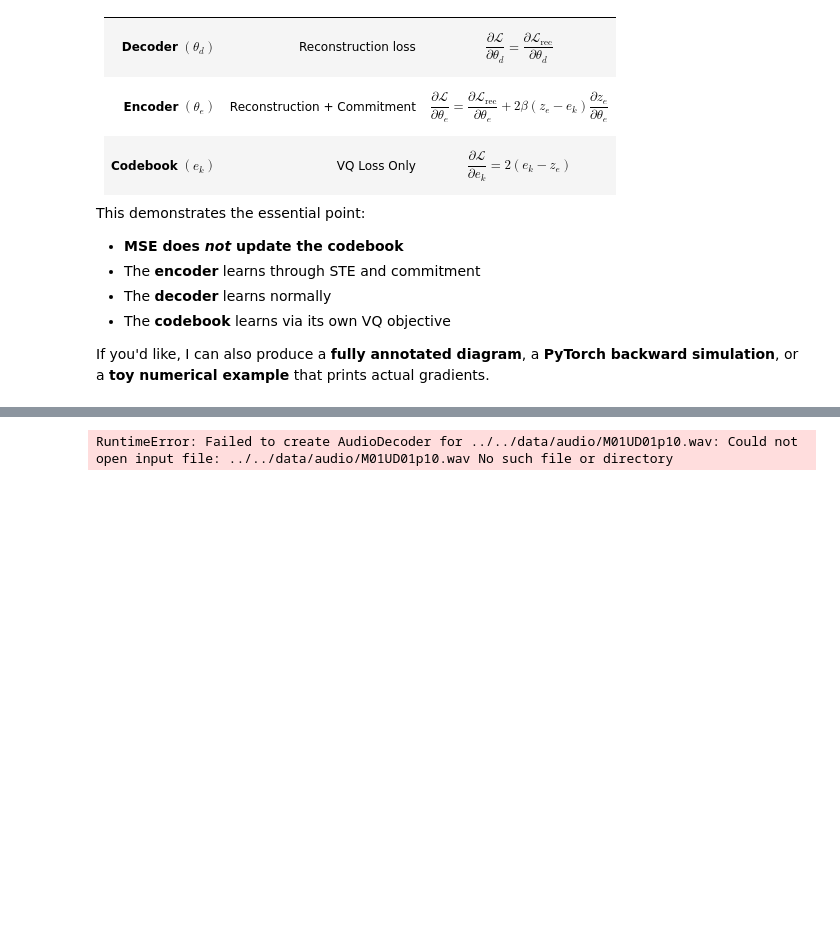
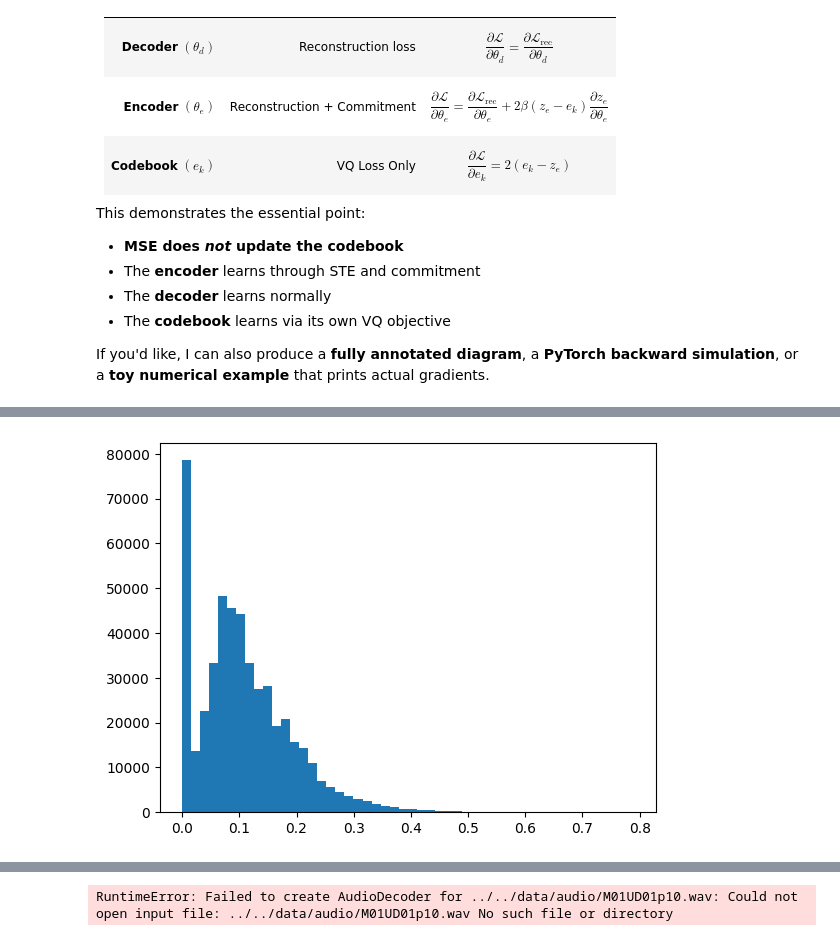
Before and after one commit to lopozz/bitbybit, a Jupyter notebook: src/autoencoders/vqvae.ipynb, the cells around one changed output, grey strips where cells are left out. Saved outputs shown, nothing was run; the diff lists cells and outputs as text; code cells hidden in the pictures; blank space fills up the shorter version.

```diff
--- a/src/autoencoders/vqvae.ipynb
+++ b/src/autoencoders/vqvae.ipynb
@@ -658,11 +834,38 @@ The central question is how reconstruction fidelity changes as I vary the main a
 # %%
 import torch
 import torchaudio
+import numpy as np
 import torch.optim as optim
 import torch.nn.functional as F
+import matplotlib.pyplot as plt
 
 from vqvae import VQVAE
-from datasets import load_dataset
+
+torch.manual_seed(0)
+
+def plot_codebook(pca, embeddings, step, plot_out):
+    emb = embeddings.detach().cpu().numpy()
+    K = emb.shape[0]
+
+    if emb.shape[1] > 2:
+        emb_2d = pca.transform(emb)
+    else:
+        emb_2d = emb[:, :2]
+
+    with plot_out:
+        plot_out.clear_output(wait=True)
+        fig, ax = plt.subplots(figsize=(5,5))
+
+        colors = plt.cm.tab10(np.linspace(0, 1, K))
+        ax.scatter(emb_2d[:,0], emb_2d[:,1], s=120, c=colors, alpha=0.9, edgecolors="black")
+
+        ax.set_title(f"Codebook step {step}")
+        ax.set_xlim(-0.5, 0.5)
+        ax.set_ylim(-0.5, 0.5)
+        ax.grid(True)
+
+        plt.show()
+
 
 filename = "M01UD01p10"
 x, sr = torchaudio.load(f"data/audio/{filename}.wav")
@@ -771,0 +953,7 @@ mse: 0.0028, cb: 0.1583, com: 0.1583
+# %%
+import matplotlib.pyplot as plt
+
+values = z_e.reshape(-1).detach().cpu().numpy()
+plt.hist(values, bins=50)
+# %% [output]
+[figure, added]
```
Also changed, not shown: parts of 13 cells of this notebook, 2 other files.
